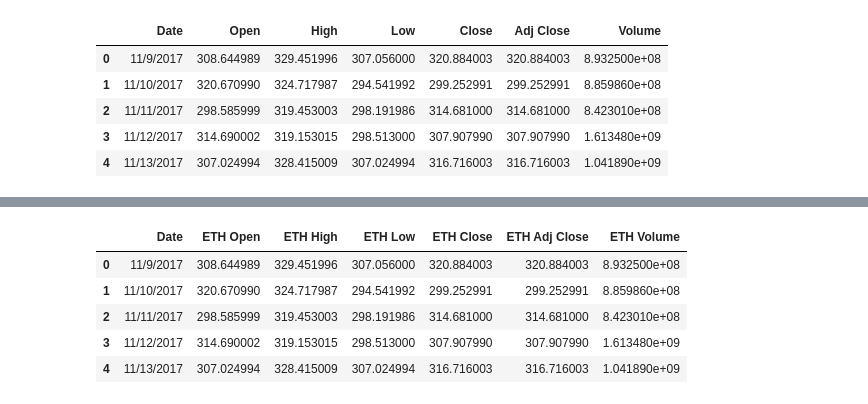
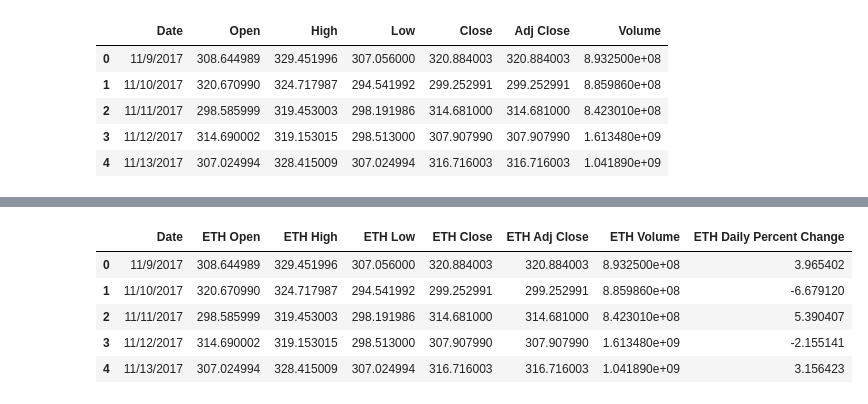
Before and after one commit to skdabra30/Project_2, a Jupyter notebook: JupyterNotebook_DataSets.ipynb, the cells around one changed output, grey strips where cells are left out. Drawn from its saved outputs; the diff is of its cells as text; code cells hidden in the pictures.

```diff
--- a/JupyterNotebook_DataSets.ipynb
+++ b/JupyterNotebook_DataSets.ipynb
@@ -25,6 +25,13 @@ eth_usd_df.head()
 | 2 | 11/11/2017 | 298.585999 | 319.453003 | 298.191986 | 314.681000 | 314.681000 | 8.423010e+08 |
 | 3 | 11/12/2017 | 314.690002 | 319.153015 | 298.513000 | 307.907990 | 307.907990 | 1.613480e+09 |
 | 4 | 11/13/2017 | 307.024994 | 328.415009 | 307.024994 | 316.716003 | 316.716003 | 1.041890e+09 |
+# %%
+# Adding a daily percent change column
+btc_percent_change = ((btc_usd_df["Close"]-btc_usd_df["Open"])/btc_usd_df["Open"])*100
+btc_usd_df["Daily Percent Change"] = btc_percent_change
+
+eth_percent_change = ((eth_usd_df["Close"]-eth_usd_df["Open"])/eth_usd_df["Open"])*100
+eth_usd_df["Daily Percent Change"] = eth_percent_change
 # %%
 # Renamed BTC columns
 btc_rename=btc_usd_df.rename (columns={"Open":"BTC Open",
@@ -44,18 +53,20 @@ btc_rename.head()
 # %%
 # Renamed ETH columns
 eth_rename=eth_usd_df.rename (columns={"Open":"ETH Open",
                                       "High":"ETH High",
                                       "Low":"ETH Low",
                                       "Close":"ETH Close",
                                       "Adj Close":"ETH Adj Close",
-                                      "Volume":"ETH Volume"})
+                                      "Volume":"ETH Volume",
+                                      "Daily Percent Change":"ETH Daily Percent Change"})
+
 eth_rename.head()
 # %% [output]
-|  | Date | ETH Open | ETH High | ETH Low | ETH Close | ETH Adj Close | ETH Volume |
-| 0 | 11/9/2017 | 308.644989 | 329.451996 | 307.056000 | 320.884003 | 320.884003 | 8.932500e+08 |
-| 1 | 11/10/2017 | 320.670990 | 324.717987 | 294.541992 | 299.252991 | 299.252991 | 8.859860e+08 |
-| 2 | 11/11/2017 | 298.585999 | 319.453003 | 298.191986 | 314.681000 | 314.681000 | 8.423010e+08 |
-| 3 | 11/12/2017 | 314.690002 | 319.153015 | 298.513000 | 307.907990 | 307.907990 | 1.613480e+09 |
-| 4 | 11/13/2017 | 307.024994 | 328.415009 | 307.024994 | 316.716003 | 316.716003 | 1.041890e+09 |
+|  | Date | ETH Open | ETH High | ETH Low | ETH Close | ETH Adj Close | ETH Volume | ETH Daily Percent Change |
+| 0 | 11/9/2017 | 308.644989 | 329.451996 | 307.056000 | 320.884003 | 320.884003 | 8.932500e+08 | 3.965402 |
+| 1 | 11/10/2017 | 320.670990 | 324.717987 | 294.541992 | 299.252991 | 299.252991 | 8.859860e+08 | -6.679120 |
+| 2 | 11/11/2017 | 298.585999 | 319.453003 | 298.191986 | 314.681000 | 314.681000 | 8.423010e+08 | 5.390407 |
+| 3 | 11/12/2017 | 314.690002 | 319.153015 | 298.513000 | 307.907990 | 307.907990 | 1.613480e+09 | -2.155141 |
+| 4 | 11/13/2017 | 307.024994 | 328.415009 | 307.024994 | 316.716003 | 316.716003 | 1.041890e+09 | 3.156423 |
 # %%
 # Setting the Date column as index
```
Also changed, not shown: parts of 6 cells of this notebook.
